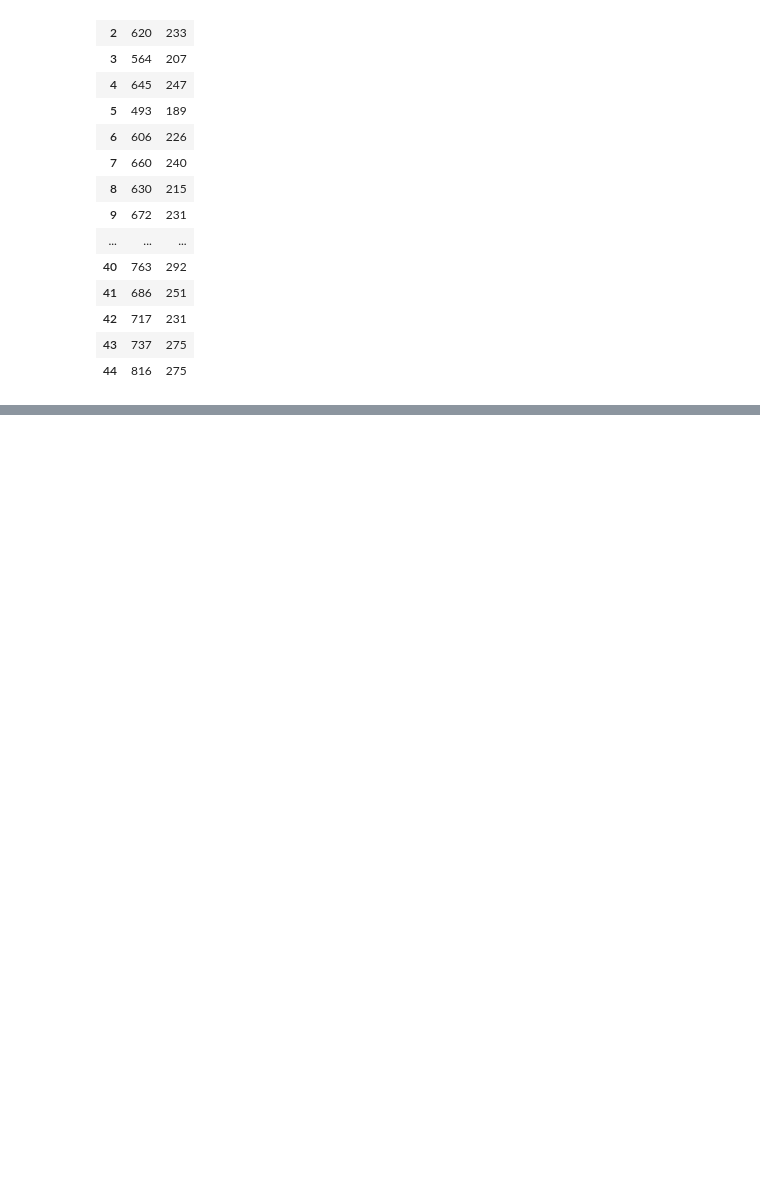
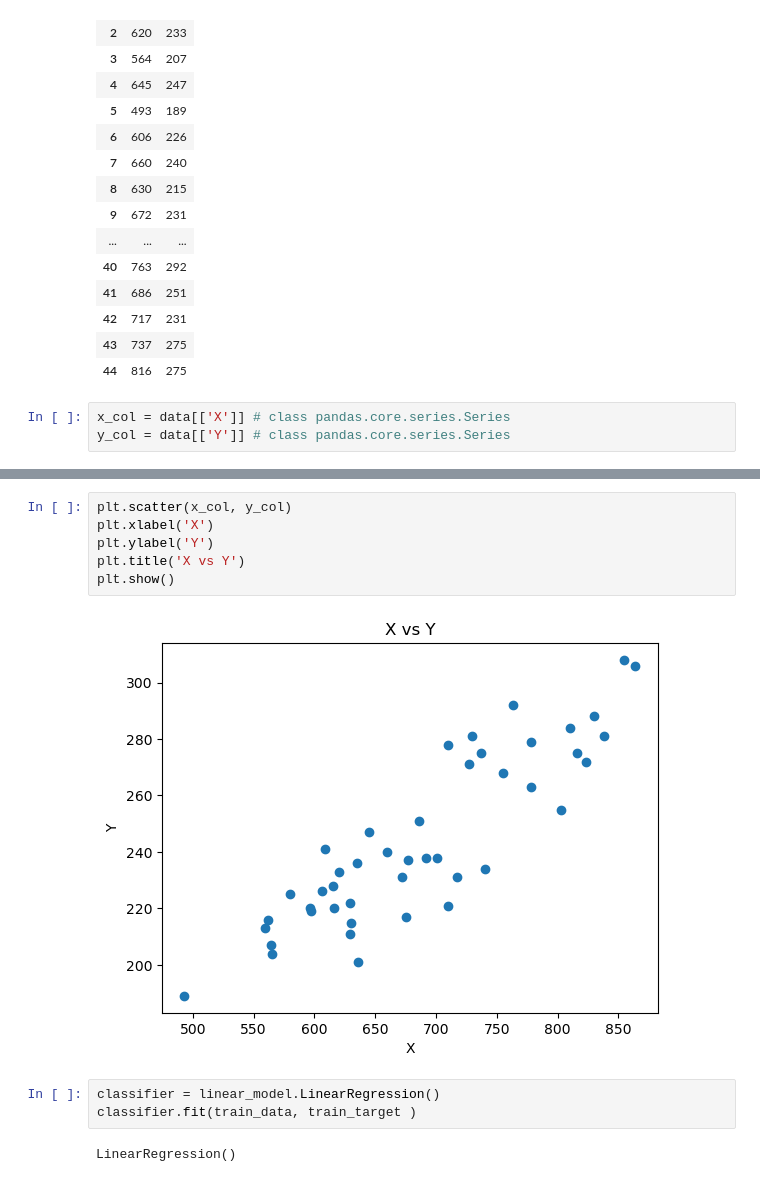
Before and after one commit to TaQuangKhoi/Tri-Tue-Nhan-Tao, a Jupyter notebook: Bao-Cao-Cuoi-Ky/Gray Kangaroos.ipynb, the cells around one changed output, grey strips where cells are left out. Drawn from its saved outputs; the diff is of its cells as text; blank space fills up the shorter version.

Commit message:
Done plot diagram

```diff
--- a/Bao-Cao-Cuoi-Ky/Gray Kangaroos.ipynb
+++ b/Bao-Cao-Cuoi-Ky/Gray Kangaroos.ipynb
@@ -24,4 +24,7 @@ data
 | 42 | 717 | 231 |
 | 43 | 737 | 275 |
 | 44 | 816 | 275 |
+# %%
+x_col = data[['X']] # class pandas.core.series.Series
+y_col = data[['Y']] # class pandas.core.series.Series
 # %%
@@ -42,0 +83,13 @@ array([0.32125248, 0.41990548, 0.83440197, 0.45845188, 0.10638128,
+# %%
+plt.scatter(x_col, y_col)
+plt.xlabel('X')
+plt.ylabel('Y')
+plt.title('X vs Y')
+plt.show()
+# %% [output]
+[figure, added]
+# %%
+classifier = linear_model.LinearRegression()
+classifier.fit(train_data, train_target )
+# %% [output]
+LinearRegression()
```
Also changed, not shown: parts of 6 cells of this notebook, 1 other file.
